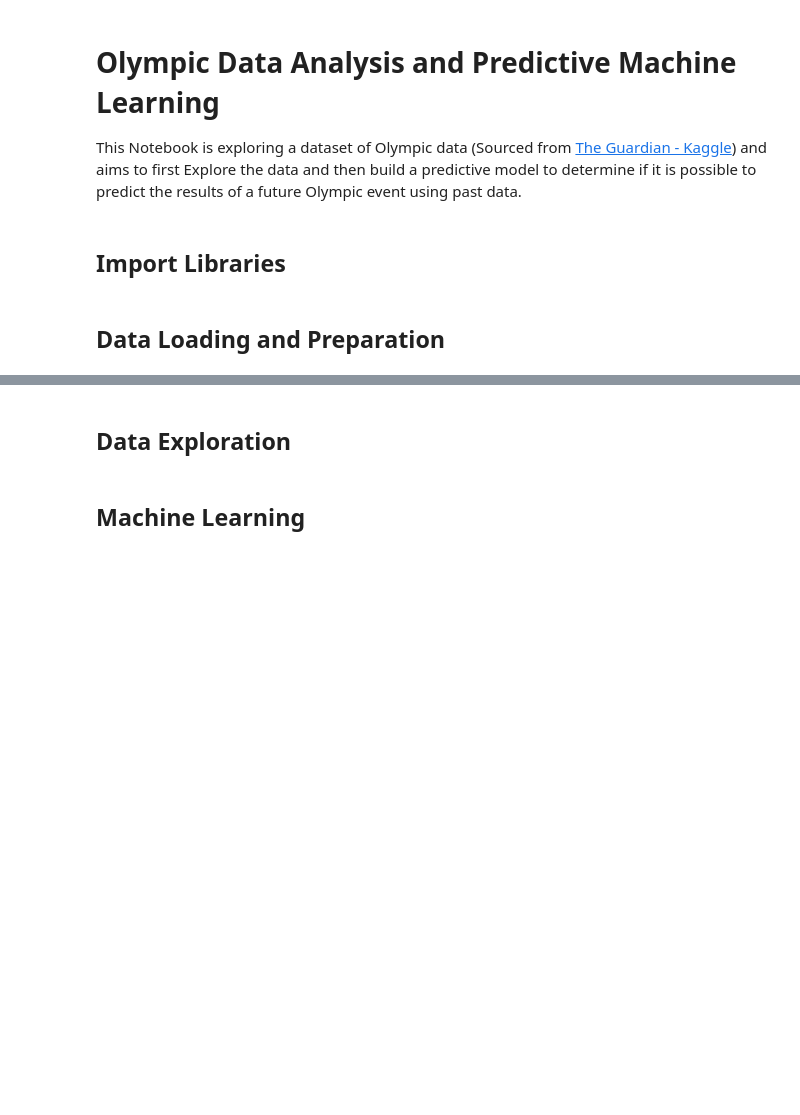
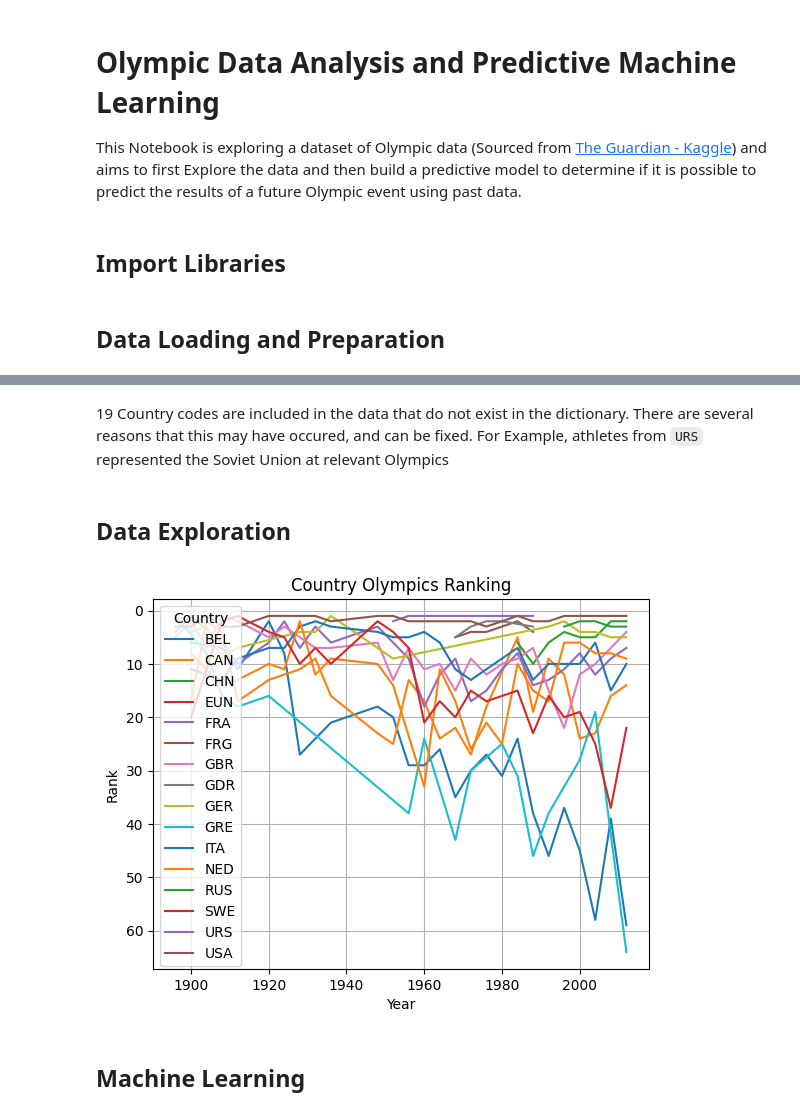
Before and after one commit to Zec-Wicks/Olympics-EDA-ML, a Jupyter notebook: Olympic_EDA_and_ML.ipynb, the cells around one changed output, grey strips where cells are left out. Saved outputs shown, nothing was run; the diff lists cells and outputs as text; code cells hidden in the pictures; blank space fills up the shorter version.

Commit message:
Imcomplete commit - Further Some Data Cleaning and Beginnings of EDA Added

```diff
--- a/Olympic_EDA_and_ML.ipynb
+++ b/Olympic_EDA_and_ML.ipynb
@@ -29,0 +60,18 @@ def dataAggregation(data):
+# %% [markdown]
+19 Country codes are included in the data that do not exist in the dictionary. There are several reasons that this may have occured, and can be fixed.
+For Example, athletes from `URS` represented the Soviet Union at relevant Olympics
+# %%
+def dataCleanup(data):
+    # There are only 4 rows that have `Nan` data. This is because the dataset included `pending` positions - where the  athlete had not yet been assigned. These can be dropped
+    data = data.drop(data[data["Athlete"] == "Pending"].index)
+    # This has removed 3 of the 4 rows containing Missing data. the last one has an athlete, but no country.
+    # The athlete is KUDUKHOV, Besik, who represented Russia. This will be used to fill the missing data.
+    data = data.fillna("RUS")
+
+    # Countries with codes that do not exist in the dictionary will now be manually reassigned. Some liberties will be taken, such as
+
+    return data
+
+summerData = dataCleanup(summerData)
+# summerData = dataCleanup(summerData)
+# winterData = dataCleanup(winterData)
@@ -30,4 +105,26 @@ def dataAggregation(data):
 # %% [markdown]
 ## Data Exploration
+# %%
+def plotCountryRankingsOverTime(data, positionThreshold):
+    # Group by countries
+    countryGroupedData = data.groupby("Country").filter(lambda country: country["Rank"].min() <= positionThreshold)
+    countryGroupedData = countryGroupedData.groupby("Country")
+    # Create a line for each country
+    for name, group in countryGroupedData:
+        plt.plot(group["Year"], group["Rank"], label = name)
+
+    plt.title("Country Olympics Ranking")
+    plt.xlabel("Year")
+    plt.ylabel("Rank")
+    plt.gca().invert_yaxis() # Invert the Y-Axis to show rank 1 at the top
+    plt.legend(title = "Country")
+    plt.grid(True)
+
+    plt.show()
+
+
+plotCountryRankingsOverTime(summerOverallResults, 2)
+# %% [output]
+[figure, added]
 # %% [markdown]
 ## Machine Learning
```
Also changed, not shown: parts of 5 cells of this notebook.
